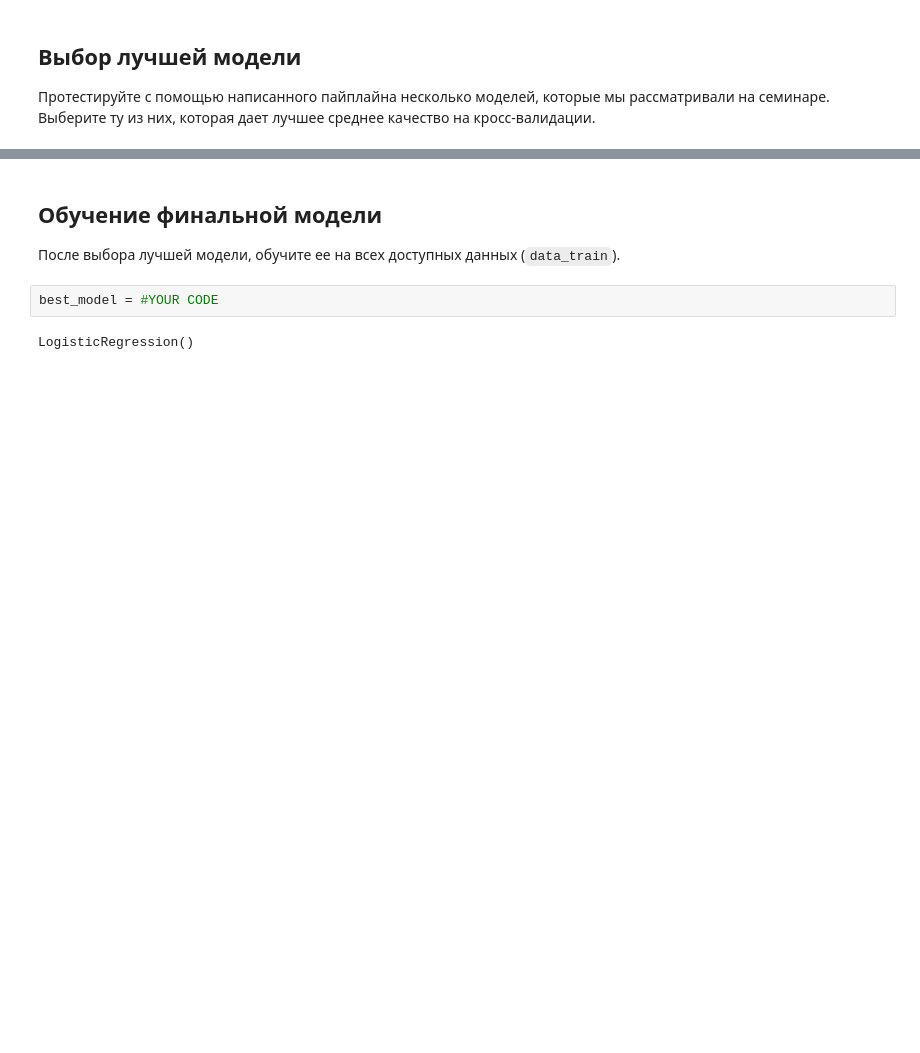
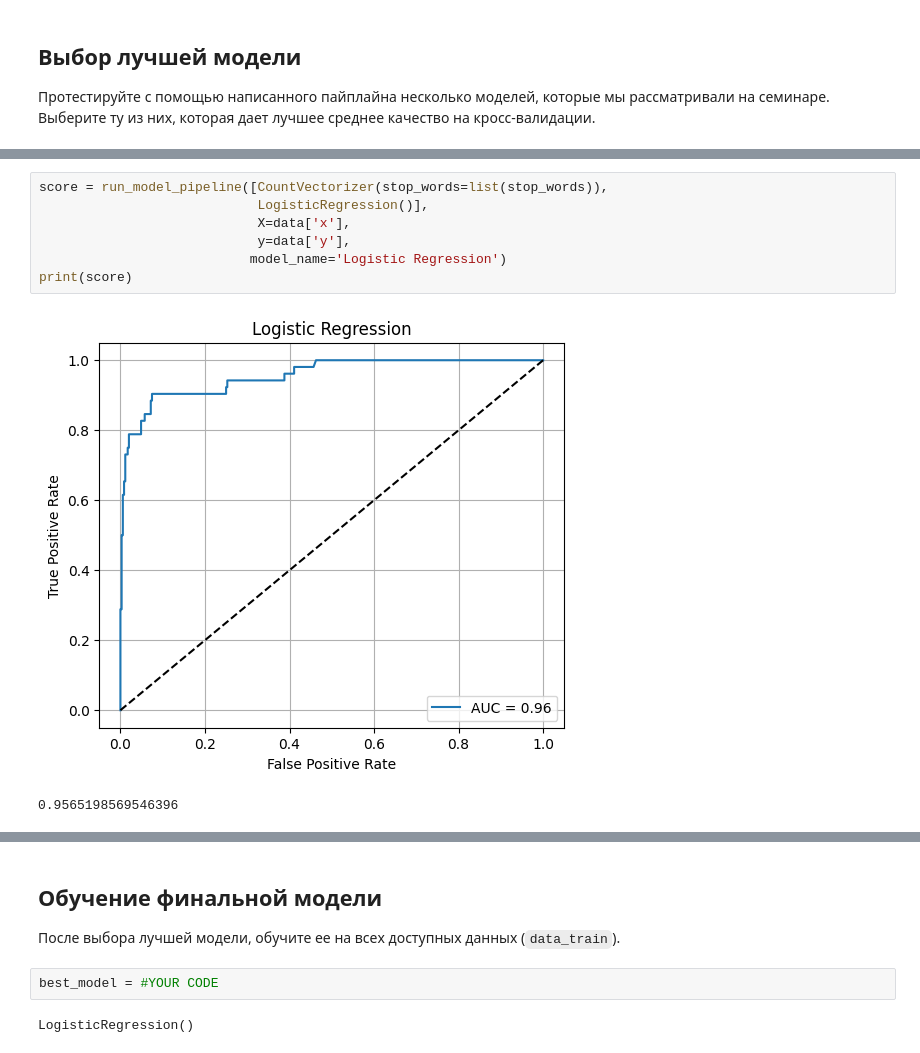
Before and after one commit to kovzanok/ml, a Jupyter notebook: hw_01_logistic_regression_for_text.ipynb, the cells around one changed output, grey strips where cells are left out. Saved outputs shown, nothing was run; the diff lists cells and outputs as text; blank space fills up the shorter version.

```diff
--- a/hw_01_logistic_regression_for_text.ipynb
+++ b/hw_01_logistic_regression_for_text.ipynb
@@ -236,0 +238,10 @@ print(score)
+# %%
+score = run_model_pipeline([CountVectorizer(stop_words=list(stop_words)),
+                            LogisticRegression()],
+                            X=data['x'],
+                            y=data['y'],
+                           model_name='Logistic Regression')
+print(score)
+# %% [output]
+[figure, added]
+0.9565198569546396
```
Also changed, not shown: parts of 5 cells of this notebook.
